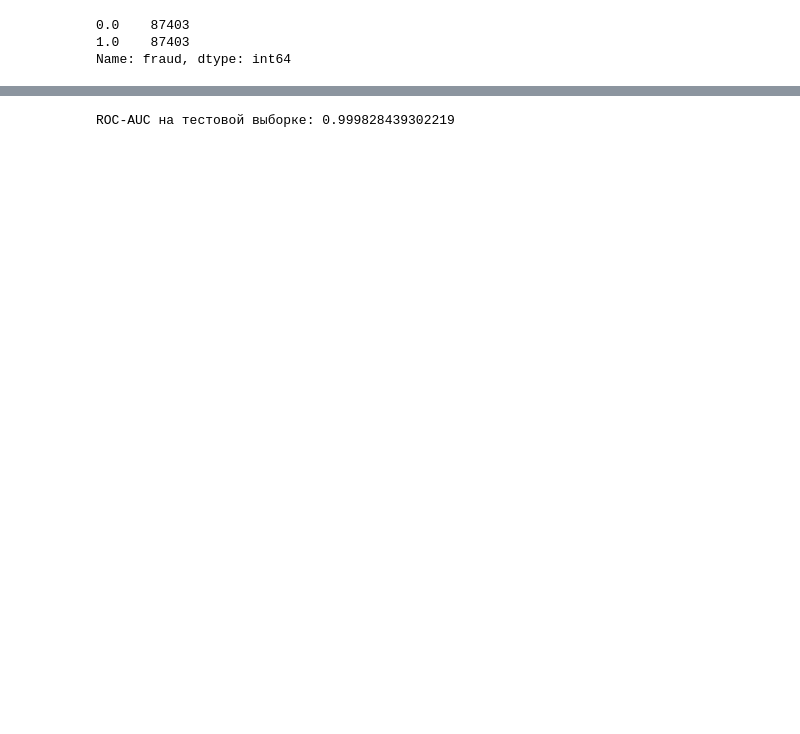
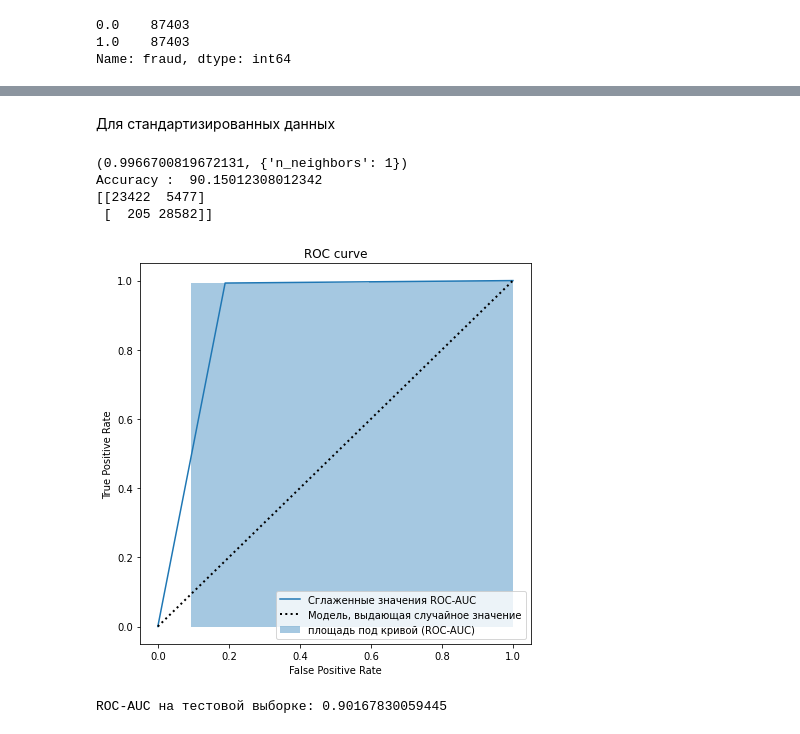
Before and after one commit to roflinyo/KFU-2k2s-Analys-dannie-project, a Jupyter notebook: k-means.ipynb, the cells around one changed output, grey strips where cells are left out. Cells and saved outputs as stored; diff of their text form; code cells hidden in the pictures; blank space fills up the shorter version.

```diff
--- a/k-means.ipynb
+++ b/k-means.ipynb
@@ -213,7 +185,57 @@ plt.show()
-# %%
-from sklearn.metrics import roc_auc_score
-roc_auc_value = roc_auc_score(y_test_n, test_probabilities)
-
-print("ROC-AUC на тестовой выборке:", roc_auc_value)
-# %% [output]
-ROC-AUC на тестовой выборке: 0.999828439302219
+# %% [markdown]
+Для стандартизированных данных
+# %%
+def gridSearch(X,y):
+
+    param_dict = {
+    'n_neighbors': np.arange(1,2,1),
+    }
+    model = KNeighborsClassifier()
+    gv = GridSearchCV(model,param_grid=param_dict)
+    gv.fit(X,y)
+    return gv.best_score_,gv.best_params_
+
+X_train_s = CustomNormalizer.standardize(x_train)
+
+X_test_s = CustomNormalizer.standardize(x_test)
+
+params = gridSearch(X_train_s, y_train)
+print(params)
+
+model = KNeighborsClassifier(n_neighbors=params[1]['n_neighbors'])
+model.fit(X_train_s, y_train)
+predictions = model.predict(X_test_s)
+
+print("Accuracy : ",accuracy_score(y_test,predictions)*100)
+print(confusion_matrix(y_test, predictions))
+
+test_probabilities = model.predict_proba(X_test_s)
+test_probabilities = test_probabilities[:, 1]
+false_positive_rates, true_positive_rates, threshold = roc_curve(y_test, test_probabilities)
+
+plt.figure(figsize=(7, 7))
+
+# рисуем кривую
+plt.plot(false_positive_rates, true_positive_rates, label='Сглаженные значения ROC-AUC')
+
+# кривая, соответствующая случайному угадыванию
+plt.plot([0, 1], [0, 1], color='k', lw=2, linestyle=':', label='Модель, выдающая случайное значение')
+
+plt.title('ROC curve')
+plt.xlabel('False Positive Rate')
+plt.ylabel('True Positive Rate')
+
+plt.fill_between(false_positive_rates, true_positive_rates, step="mid", alpha=0.4, label='площадь под кривой (ROC-AUC)')
+plt.legend()
+plt.show()
+
+roc_auc_value = roc_auc_score(y_test, test_probabilities)
+
+print("ROC-AUC на тестовой выборке:", roc_auc_value)
+# %% [output]
+(0.9966700819672131, {'n_neighbors': 1})
+Accuracy :  90.15012308012342
+[[23422  5477]
+ [  205 28582]]
+[figure, added]
+ROC-AUC на тестовой выборке: 0.90167830059445
```
Also changed, not shown: parts of 32 cells of this notebook, 2 other files.
